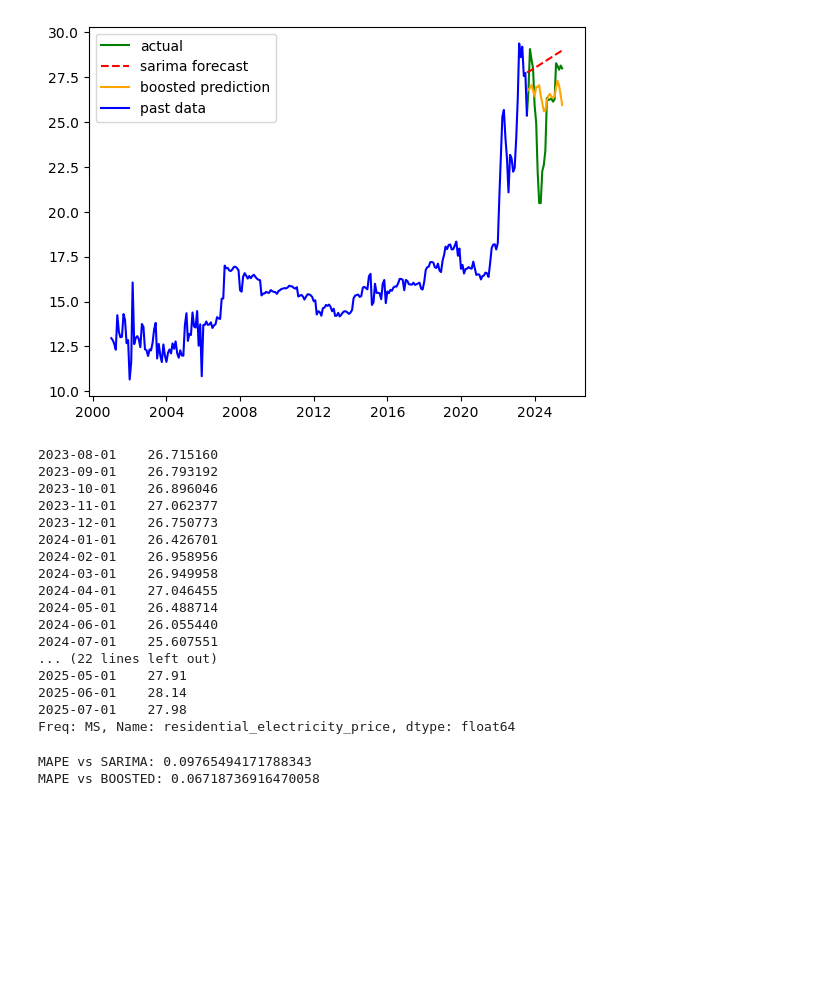
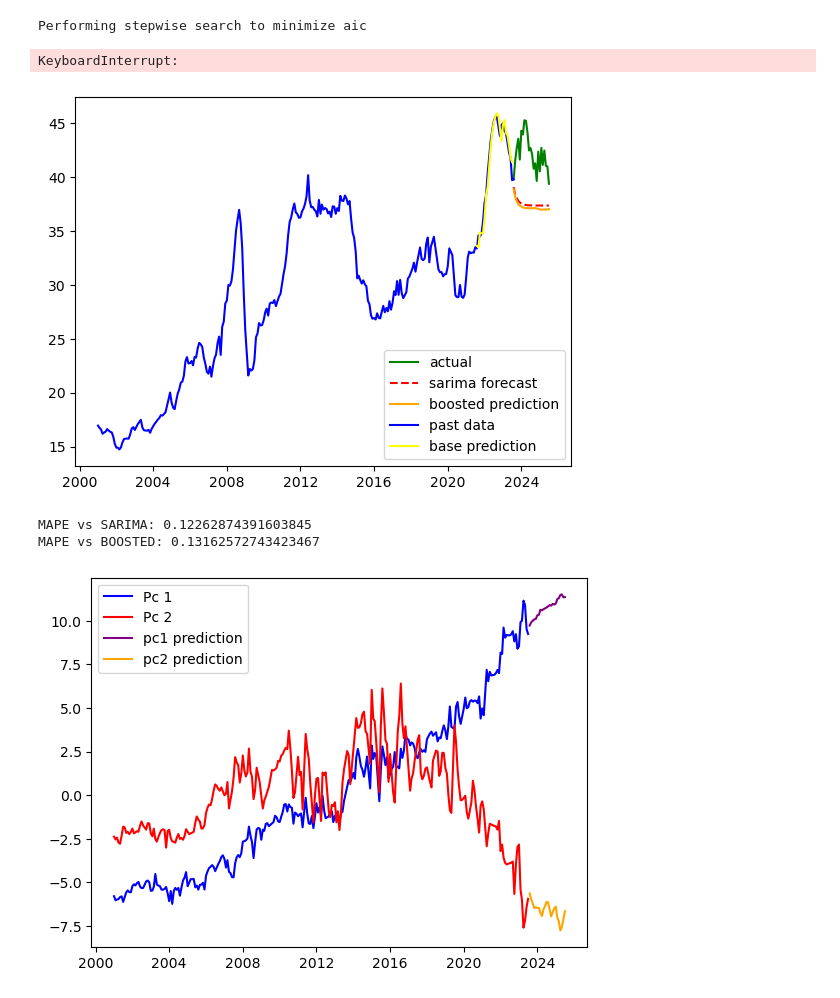
Before and after one commit to Erdos-Projects/fall-2025-forecasting-electricity-price, a Jupyter notebook: src/ideas/exogenous_forecast.ipynb, the cells around one changed output. Cells and saved outputs as stored; diff of their text form; code cells hidden in the pictures; blank space fills up the shorter version.

```diff
--- a/src/ideas/exogenous_forecast.ipynb
+++ b/src/ideas/exogenous_forecast.ipynb
@@ -22,7 +23,7 @@ with open('../data/datasets/data_cleaned.pkl', 'rb') as f:
     states_dfs = pickle.load(f)
 # %%
 target = 'residential_electricity_price'
-state = 'ME'
+state = 'IA'
 df = states_dfs[state]
 # %%
 class BoostedSarima:
@@ -70,9 +71,10 @@ class BoostedSarima:
             seasonal=True,
             m=self.horizon,
             error_action='ignore',
-            max_q = 20,
+            max_q = 2,
             max_p = 3,
-            max_order = 25
+            max_order = 5,
+            trace=True
         )
         start = len(self.y_train) - self.horizon
         self.base_preds = self.sarima_base.predict_in_sample(self.horizon, start=start)
@@ -109,40 +111,27 @@ X_train = X.iloc[:-24]
 y_train = y.iloc[:-24]
 # %%
 horizon=24
-model = BoostedSarima(n_componets=3, horizon=horizon)
+model = BoostedSarima(n_componets=2, horizon=horizon)
 model.fit(X_train, y_train)
+# %% [output]
+Performing stepwise search to minimize aic
+KeyboardInterrupt:
 # %%
 preds = model.predict()
 plt.plot(y[-horizon:].index, y[-horizon:], color='green', label='actual')
 plt.plot(y[-horizon:].index, model.sarima_forecast, label='sarima forecast', color='red', linestyle='--')
 plt.plot(y[-horizon:].index, preds, label='boosted prediction', color='orange')
-plt.plot(y.index[:-horizon+1], y[:-horizon+1], color='blue', label='past data')
+plt.plot(y[:-horizon+1].index, y[:-horizon+1], color='blue', label='past data')
+plt.plot(y[-2*horizon:-horizon].index, model.base_preds, color='yellow', label='base prediction')
 plt.legend()
 plt.show()
 # %% [output]
-[figure, old version]
+[figure, new version]
-2023-08-01    26.715160
-2023-09-01    26.793192
-2023-10-01    26.896046
-2023-11-01    27.062377
-2023-12-01    26.750773
-2024-01-01    26.426701
-2024-02-01    26.958956
-2024-03-01    26.949958
-2024-04-01    27.046455
-2024-05-01    26.488714
-2024-06-01    26.055440
-2024-07-01    25.607551
-... (22 lines left out)
-2025-05-01    27.91
-2025-06-01    28.14
-2025-07-01    27.98
-Freq: MS, Name: residential_electricity_price, dtype: float64
 # %%
 sarima_mape = mean_absolute_percentage_error(model.sarima_forecast, y[-horizon:])
 boosted_mape = mean_absolute_percentage_error(preds, y[-horizon:])
 print(f'MAPE vs SARIMA: {sarima_mape}')
 print(f'MAPE vs BOOSTED: {boosted_mape}')
 # %% [output]
-MAPE vs SARIMA: 0.09765494171788343
-MAPE vs BOOSTED: 0.06718736916470058
+MAPE vs SARIMA: 0.12262874391603845
+MAPE vs BOOSTED: 0.13162572743423467
@@ -148,0 +190,9 @@ MAPE vs BOOSTED: 0.06718736916470058
+# %%
+plt.plot(y[:-horizon].index, model.X_pca[:, 0], color='blue', label='Pc 1')
+plt.plot(y[:-horizon].index, model.X_pca[:, 1], color='red', label='Pc 2')
+plt.plot(y[-horizon:].index, model.pca_forecast[:, 0], label='pc1 prediction', color='purple')
+plt.plot(y[-horizon:].index, model.pca_forecast[:, 1], label='pc2 prediction', color='orange')
+plt.legend()
+plt.show()
+# %% [output]
+[figure, added]
```
Also changed, not shown: parts of 11 cells of this notebook, 5 other files.
